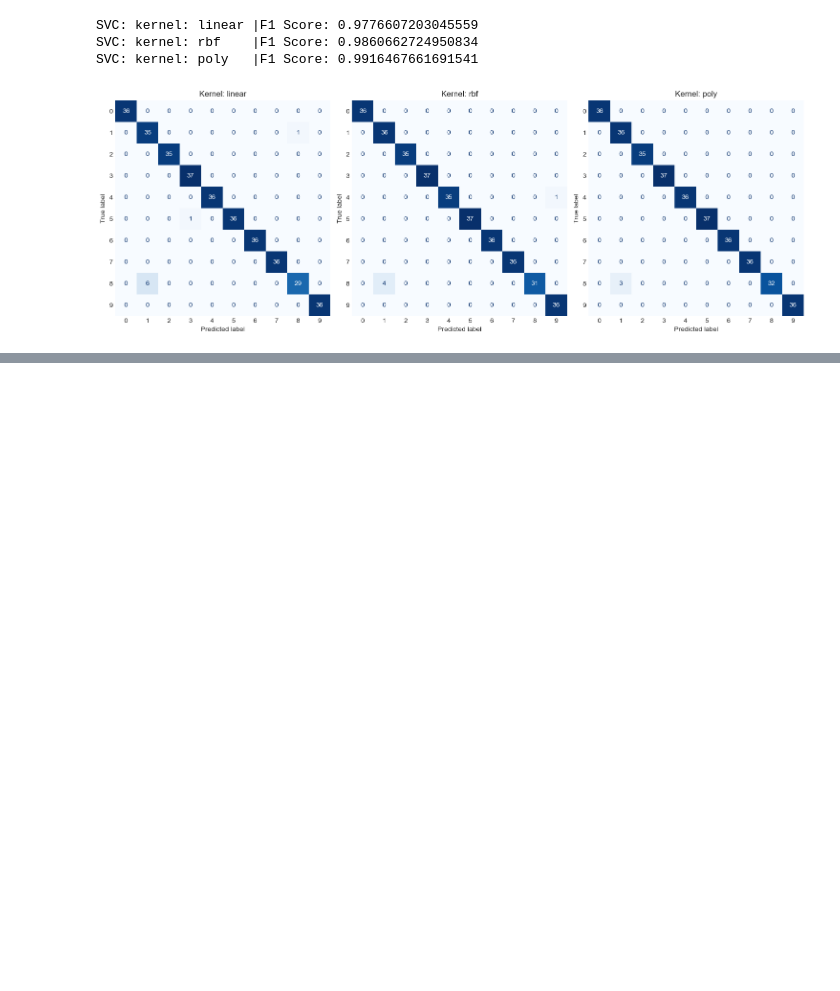
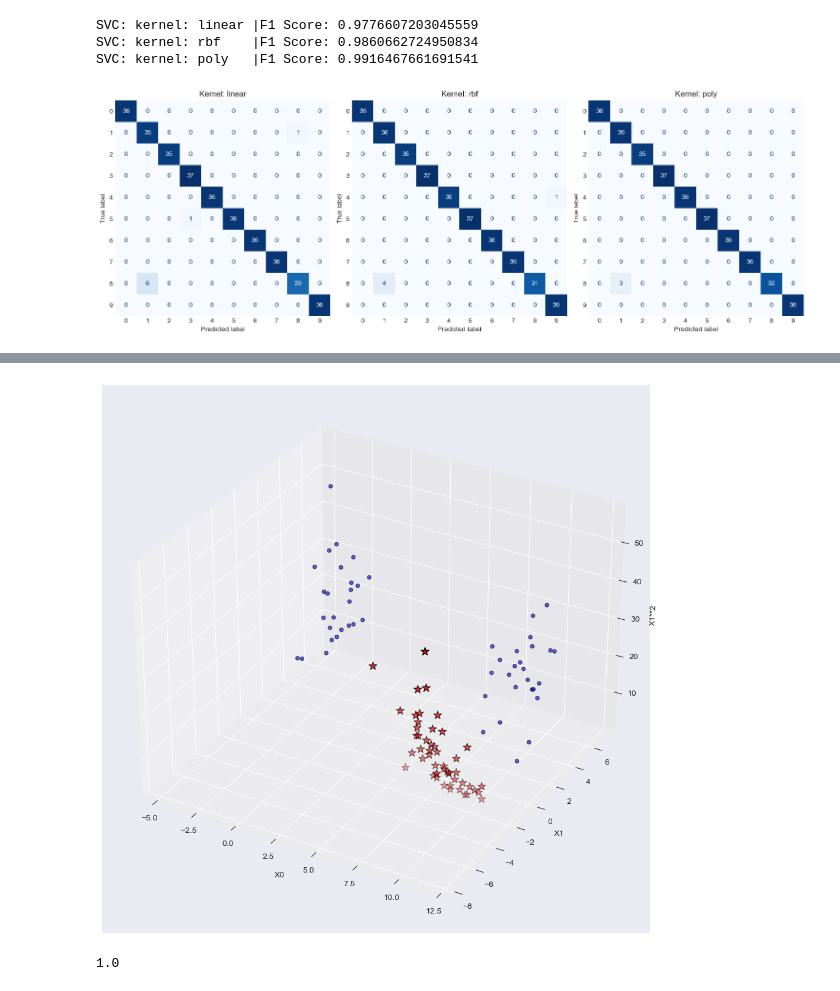
Before and after one commit to ojassannak/Machine_Learn, a Jupyter notebook: 05 svm_neighours.ipynb, the cells around one changed output, grey strips where cells are left out. Cells and saved outputs as stored; diff of their text form; code cells hidden in the pictures; blank space fills up the shorter version.

```diff
--- a/05 svm_neighours.ipynb
+++ b/05 svm_neighours.ipynb
@@ -255,0 +334,40 @@ SVC: kernel: poly   |F1 Score: 0.9916467661691541
+# %%
+# Create a new feature set with the original features and the square of the second feature
+X_new = np.hstack([X, X[:, 1:]**2])
+
+# Set up a 3D plot
+ax = plt.figure(figsize=(12, 12)).add_subplot(projection='3d')
+
+# Create a mask for points where the label is 0
+mask = y == 0
+
+# Plot points with label 0 in blue
+ax.scatter(X_new[mask, 0], X_new[mask, 1], X_new[mask, 2],
+           c='b', alpha=0.6, edgecolors='k')  # Blue points with black edges
+
+# Plot points with label not 0 in red with star markers
+ax.scatter(X_new[~mask, 0], X_new[~mask, 1], X_new[~mask, 2],
+           c='r', s=100, marker='*', edgecolors='k')  # Red stars with black edges
+
+ax.set_xlabel('X0')
+ax.set_ylabel('X1')
+ax.set_zlabel('X1**2')
+
+
+plt.show()
+# %% [output]
+[figure, added]
+# %%
+# Create a Support Vector Classifier with a linear kernel
+clf = SVC(kernel='linear')
+
+# Train the classifier on the new feature set
+clf.fit(X_new, y)
+
+# Make predictions using the trained classifier
+y_pred = clf.predict(X_new)
+
+# Calculate and return the accuracy score of the predictions
+accuracy_score(y_true=y, y_pred=y_pred)
+# %% [output]
+1.0
```
Also changed, not shown: parts of 26 cells of this notebook.
